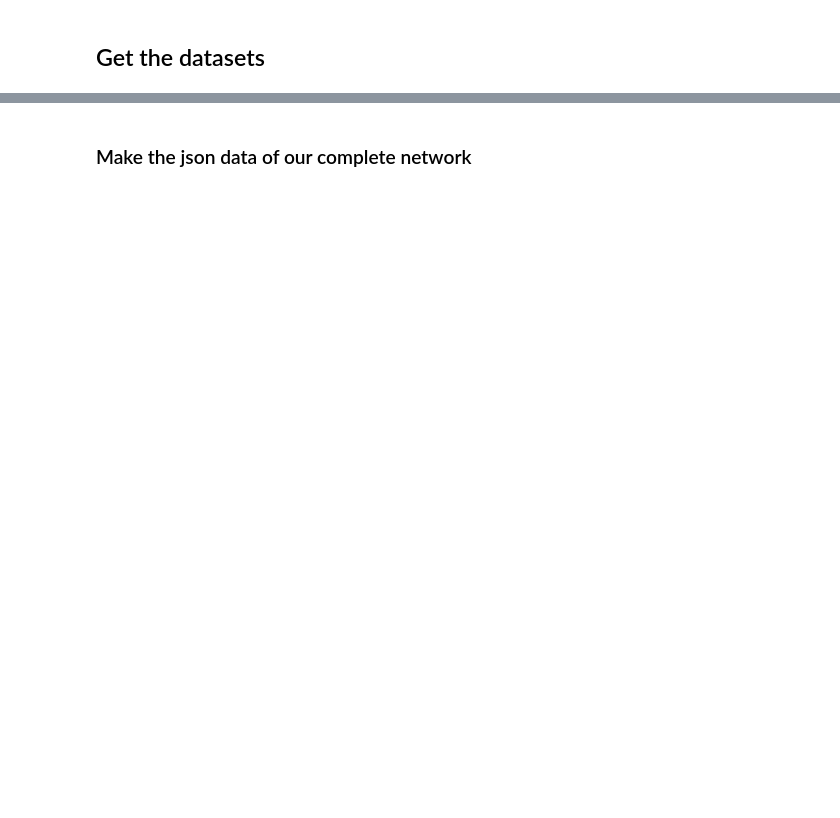
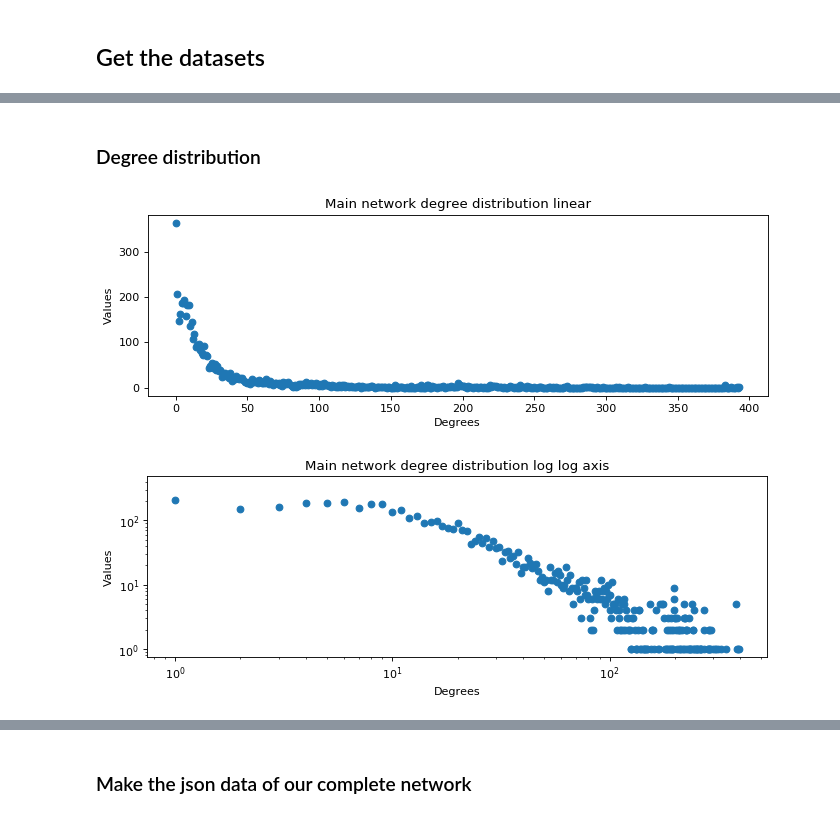
Before and after one commit to gretarg09/DTU__SocialGraphs-FinalProject, a Jupyter notebook: Notebooks/recommendation_engine.ipynb, the cells around one changed output, grey strips where cells are left out. Drawn from its saved outputs; the diff is of its cells as text; code cells hidden in the pictures; blank space fills up the shorter version.

```diff
--- a/Notebooks/recommendation_engine.ipynb
+++ b/Notebooks/recommendation_engine.ipynb
@@ -359,0 +74,17 @@ Shortest x members have been calculated
+# %%
+# Get data line by line from tmdb-5000-movie-database and save the data as dictionary
+
+filepath = r"tmdb_5000_movies.csv"
+tmdb_5000_movies = defaultdict(dict)
+
+with open(filepath) as csvfile:
+    reader = csv.DictReader(csvfile, delimiter=",")
+    for row in reader:
+        tmdb_5000_movies[row["title"].lower().translate(None, string.punctuation)] = row
+        # put the lists and dictonaries to a correct format, (that is not as string)
+        tmdb_5000_movies[row["title"].lower().translate(None, string.punctuation)]['genres'] = json.loads(tmdb_5000_movies[row["title"].lower().translate(None, string.punctuation)]['genres'])
+        tmdb_5000_movies[row["title"].lower().translate(None, string.punctuation)]['keywords'] = json.loads(tmdb_5000_movies[row["title"].lower().translate(None, string.punctuation)]['keywords'])
+        tmdb_5000_movies[row["title"].lower().translate(None, string.punctuation)]['production_companies'] = json.loads(tmdb_5000_movies[row["title"].lower().translate(None, string.punctuation)]['production_companies'])
+
+for title in sorted(tmdb_5000_movies.keys()):
+    title = title.replace(" ","-").replace("(","").replace(")","")
@@ -359,0 +268,28 @@ Shortest x members have been calculated
+# %% [markdown]
+### Degree distribution
+# %%
+# Plot the distribution, both linear and log-log axes
+
+# bin the degree distribution using np.histogram
+values, bins = np.histogram(G.degree().values(), bins=max(G.degree().values()))
+
+# linear plot
+plt.figure(num=None, figsize=(10,3), dpi=80, facecolor="w", edgecolor="k")
+plt.plot(range(0,len(values)), values,'o')
+plt.title("Main network degree distribution linear")
+plt.xlabel("Degrees")
+plt.ylabel("Values")
+plt.show()
+
+# log log plot
+plt.figure(num=None, figsize=(10,3), dpi=80, facecolor="w", edgecolor="k")
+plt.plot(range(0,len(values)), values,'o')
+plt.xscale('log')
+plt.yscale('log')
+plt.title("Main network degree distribution log log axis")
+plt.xlabel("Degrees")
+plt.ylabel("Values")
+plt.show()
+# %% [output]
+[figure, added]
+[figure, added]
```
Also changed, not shown: parts of 62 cells of this notebook, 3 other files.
